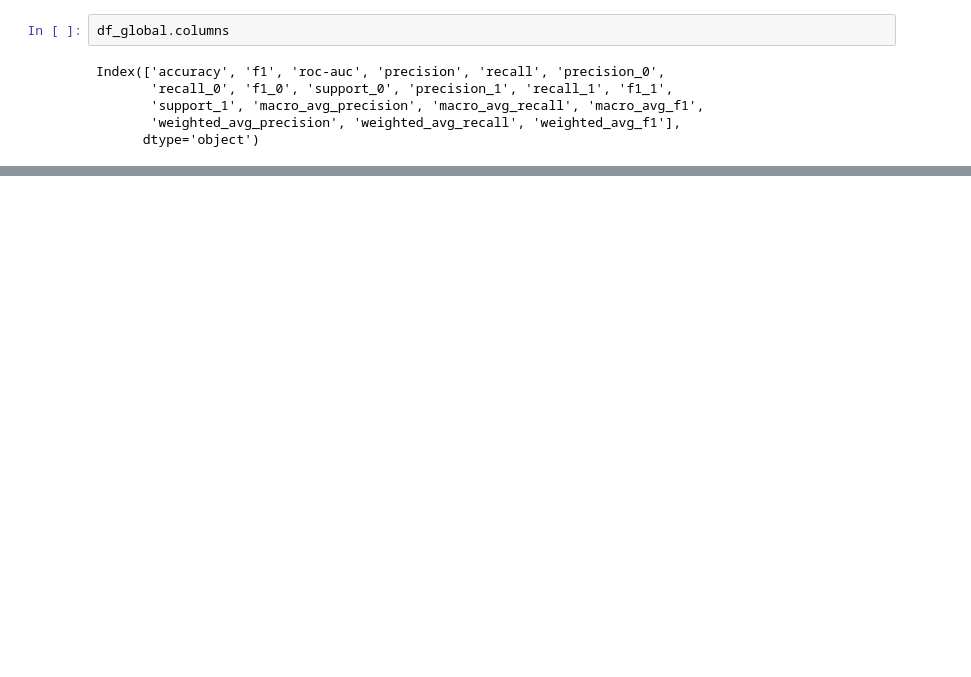
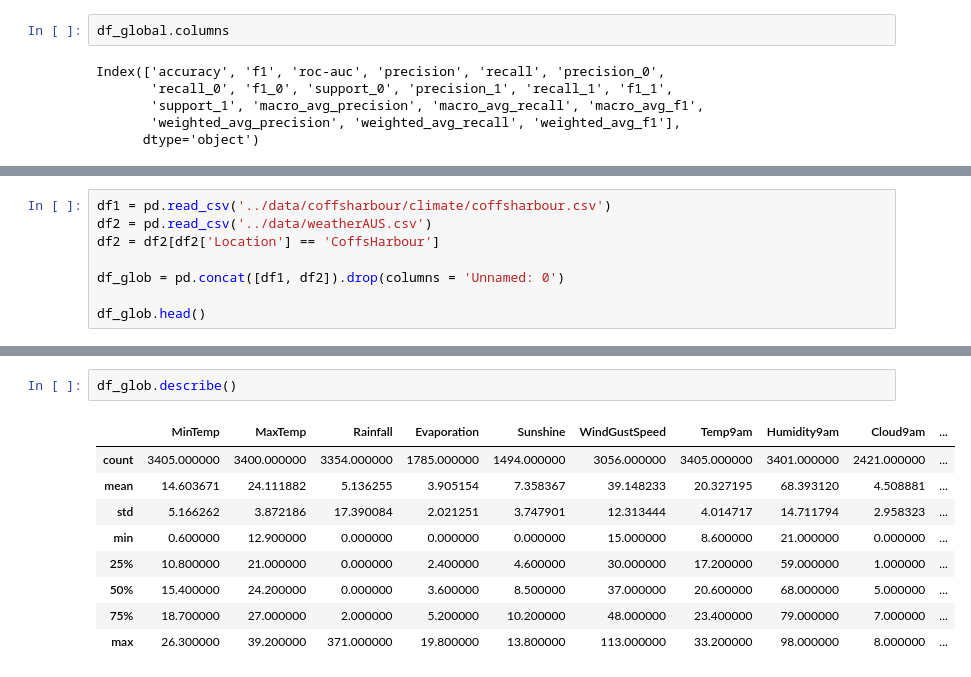
Before and after one commit to alastirm/NOV24_MLOPS_METEO, a Jupyter notebook: src2/test.ipynb, the cells around one changed output, grey strips where cells are left out. Drawn from its saved outputs; the diff is of its cells as text; blank space fills up the shorter version.

```diff
--- a/src2/test.ipynb
+++ b/src2/test.ipynb
@@ -584,0 +703,8 @@ print(df_global['weighted_avg_f1'].mean())
+# %%
+df1 = pd.read_csv('../data/coffsharbour/climate/coffsharbour.csv')
+df2 = pd.read_csv('../data/weatherAUS.csv')
+df2 = df2[df2['Location'] == 'CoffsHarbour']
+
+df_glob = pd.concat([df1, df2]).drop(columns = 'Unnamed: 0')
+
+df_glob.head()
@@ -584,0 +719,12 @@ print(df_global['weighted_avg_f1'].mean())
+# %%
+df_glob.describe()
+# %% [output]
+|  | MinTemp | MaxTemp | Rainfall | Evaporation | Sunshine | WindGustSpeed | Temp9am | Humidity9am | Cloud9am | ... |
+| count | 3405.000000 | 3400.000000 | 3354.000000 | 1785.000000 | 1494.000000 | 3056.000000 | 3405.000000 | 3401.000000 | 2421.000000 | ... |
+| mean | 14.603671 | 24.111882 | 5.136255 | 3.905154 | 7.358367 | 39.148233 | 20.327195 | 68.393120 | 4.508881 | ... |
+| std | 5.166262 | 3.872186 | 17.390084 | 2.021251 | 3.747901 | 12.313444 | 4.014717 | 14.711794 | 2.958323 | ... |
+| min | 0.600000 | 12.900000 | 0.000000 | 0.000000 | 0.000000 | 15.000000 | 8.600000 | 21.000000 | 0.000000 | ... |
+| 25% | 10.800000 | 21.000000 | 0.000000 | 2.400000 | 4.600000 | 30.000000 | 17.200000 | 59.000000 | 1.000000 | ... |
+| 50% | 15.400000 | 24.200000 | 0.000000 | 3.600000 | 8.500000 | 37.000000 | 20.600000 | 68.000000 | 5.000000 | ... |
+| 75% | 18.700000 | 27.000000 | 2.000000 | 5.200000 | 10.200000 | 48.000000 | 23.400000 | 79.000000 | 7.000000 | ... |
+| max | 26.300000 | 39.200000 | 371.000000 | 19.800000 | 13.800000 | 113.000000 | 33.200000 | 98.000000 | 8.000000 | ... |
```
Also changed, not shown: parts of 20 cells of this notebook.
